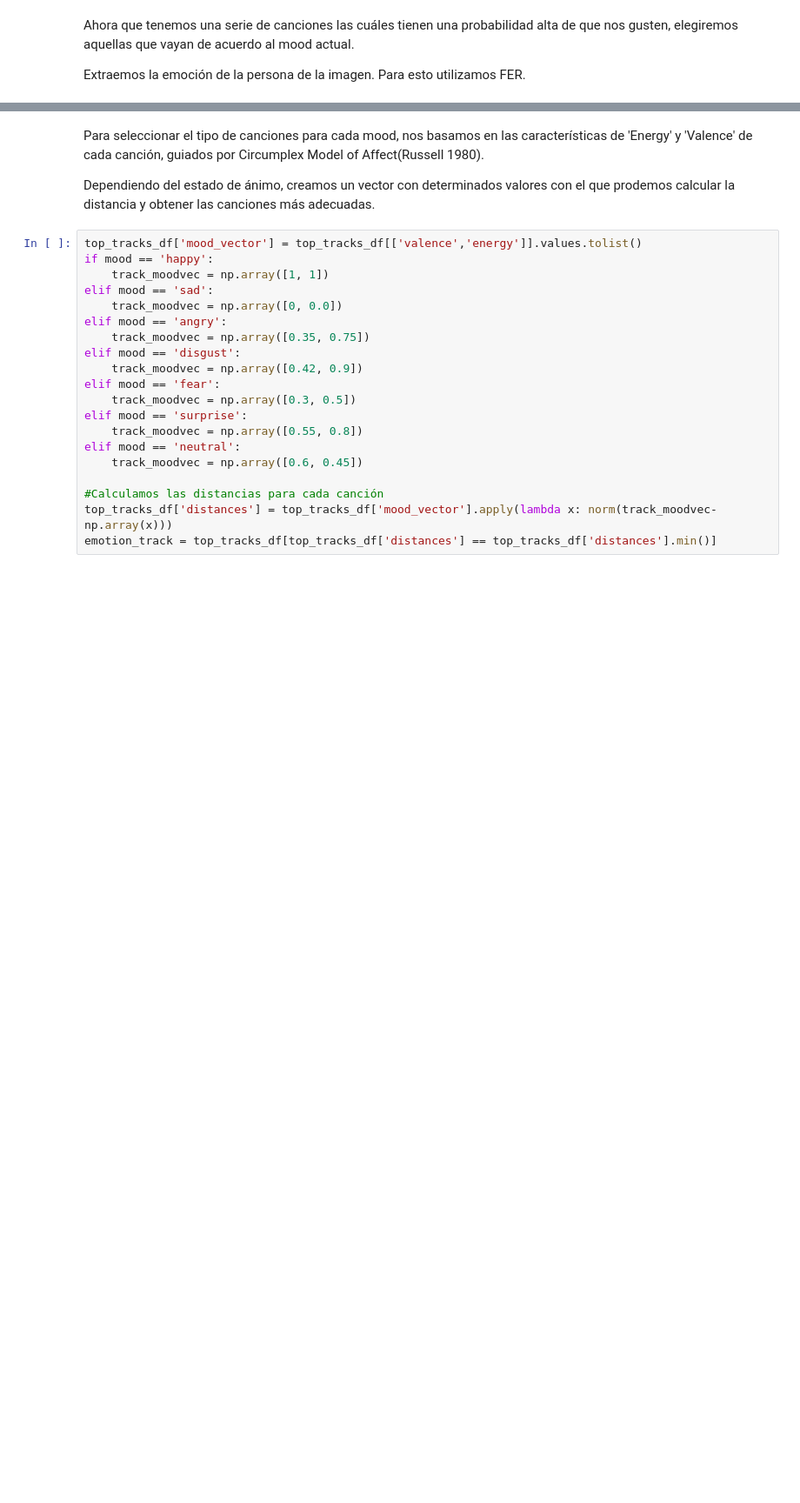
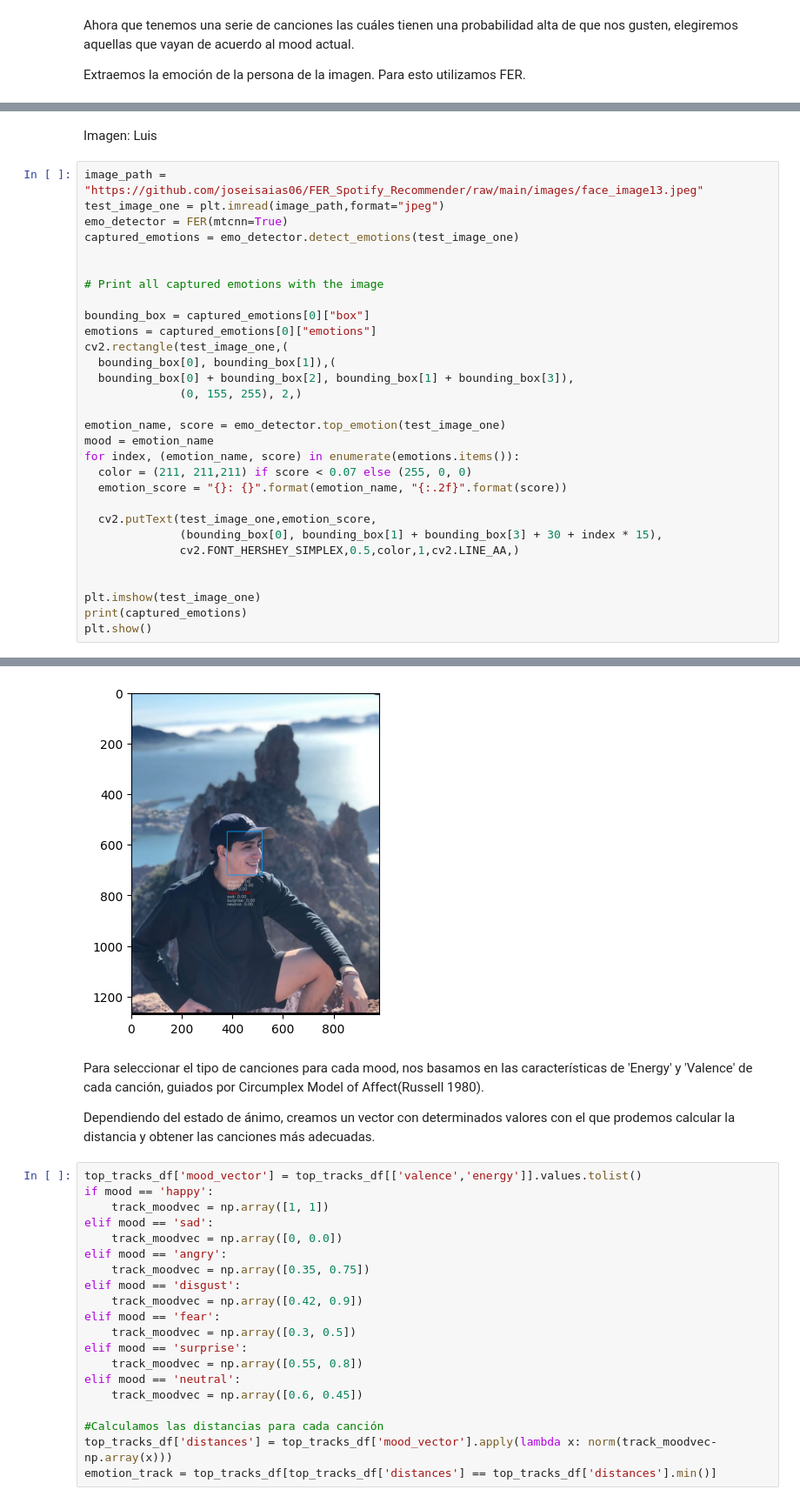
Before and after one commit to joseisaias06/FER_Spotify_Recommender, a Jupyter notebook: recommender.ipynb, the cells around one changed output, grey strips where cells are left out. Shown at 87% size. Cells and saved outputs as stored; diff of their text form; blank space fills up the shorter version.

```diff
--- a/recommender.ipynb
+++ b/recommender.ipynb
@@ -297,0 +323,33 @@ plt.show()
+# %% [markdown]
+Imagen: Luis
+# %%
+image_path = "https://github.com/joseisaias06/FER_Spotify_Recommender/raw/main/images/face_image13.jpeg"
+test_image_one = plt.imread(image_path,format="jpeg")
+emo_detector = FER(mtcnn=True)
+captured_emotions = emo_detector.detect_emotions(test_image_one)
+
+
+# Print all captured emotions with the image
+
+bounding_box = captured_emotions[0]["box"]
+emotions = captured_emotions[0]["emotions"]
+cv2.rectangle(test_image_one,(
+  bounding_box[0], bounding_box[1]),(
+  bounding_box[0] + bounding_box[2], bounding_box[1] + bounding_box[3]),
+              (0, 155, 255), 2,)
+
+emotion_name, score = emo_detector.top_emotion(test_image_one)
+mood = emotion_name
+for index, (emotion_name, score) in enumerate(emotions.items()):
+  color = (211, 211,211) if score < 0.07 else (255, 0, 0)
+  emotion_score = "{}: {}".format(emotion_name, "{:.2f}".format(score))
+
+  cv2.putText(test_image_one,emotion_score,
+              (bounding_box[0], bounding_box[1] + bounding_box[3] + 30 + index * 15),
+              cv2.FONT_HERSHEY_SIMPLEX,0.5,color,1,cv2.LINE_AA,)
+
+
+plt.imshow(test_image_one)
+print(captured_emotions)
+plt.show()
+# %% [output]
@@ -298,3 +373,4 @@ plt.show()
+[figure, added]
 # %% [markdown]
 Para seleccionar el tipo de canciones para cada mood, nos basamos en las características de 'Energy' y 'Valence' de cada canción, guiados por Circumplex Model of Affect(Russell 1980).
 
```
Also changed, not shown: parts of 45 cells of this notebook.
